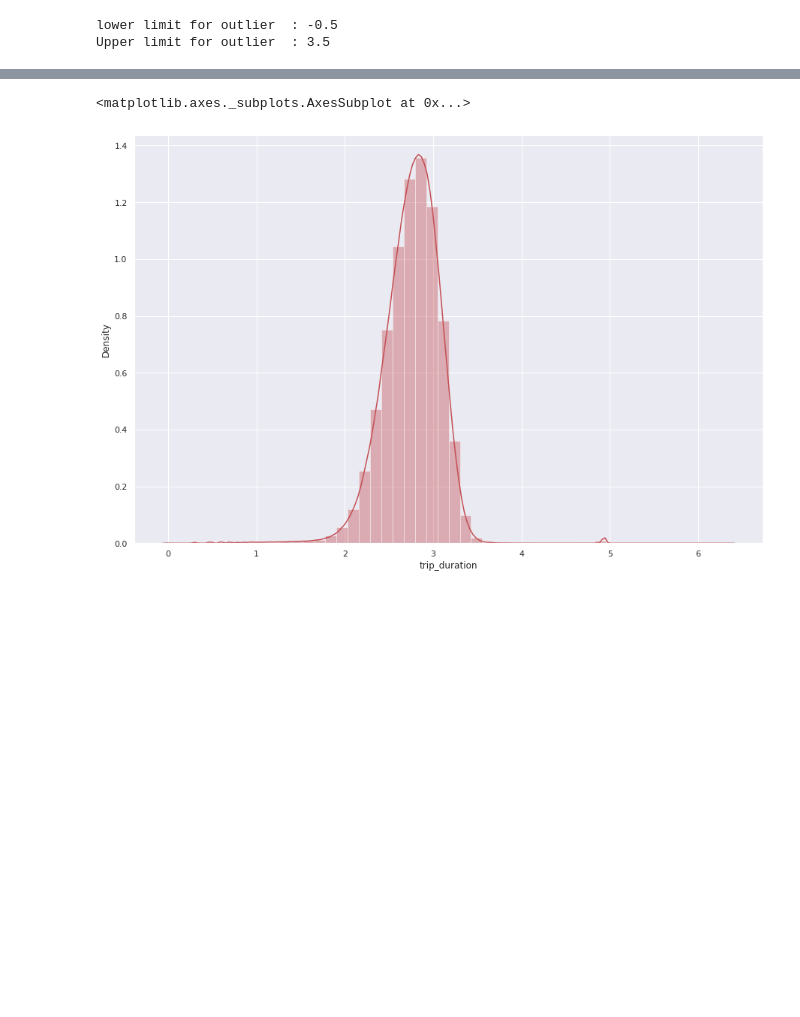
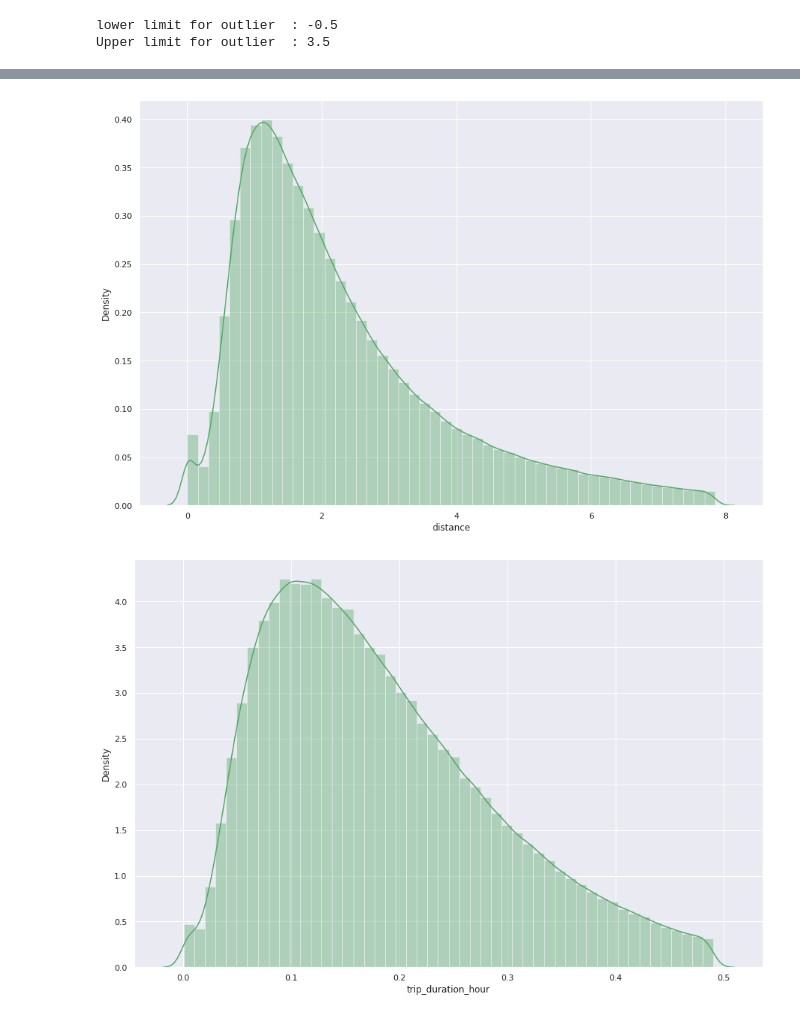
Before and after one commit to choudhurysibani120/NYC-Trip-Time-Prediction, a Jupyter notebook: sibani_choudhury_NYC_Taxi_Trip_Time_Prediction_Capstone_Project.ipynb, the cells around one changed output, grey strips where cells are left out. Cells and saved outputs as stored; diff of their text form; code cells hidden in the pictures; blank space fills up the shorter version.

```diff
--- a/sibani_choudhury_NYC_Taxi_Trip_Time_Prediction_Capstone_Project.ipynb
+++ b/sibani_choudhury_NYC_Taxi_Trip_Time_Prediction_Capstone_Project.ipynb
@@ -263,4 +285,0 @@ nyc
-# %%
-for i in data.index[:100]:
-  folium.CircleMarker(location=[data['pickup_latitude'][i],data['pickup_longitude'][i]],color='green').add_to(nyc)
-nyc
@@ -269,4 +285,0 @@ nyc
-# %%
-for i in data.index[:100]:
-  folium.CircleMarker(location=[data['dropoff_latitude'][i],data['dropoff_longitude'][i]],color='red').add_to(nyc)
-nyc
@@ -446,3 +438,7 @@ print("Upper limit for outlier  :",upper_limit_outlier_trip_duration)
 # %% [output]
 lower limit for outlier  : -464.0
 Upper limit for outlier  : 1768.0
+# %%
+
+data=data[data['trip_duration']>0]
+data=data[data['trip_duration']<upper_limit_outlier_trip_duration]
@@ -500,5 +501,4 @@ data["minute"] = data["pickup_datetime"].apply(lambda x: x.minute)
 # %%
-
-#data['trip_duration_hour']=data['trip_duration']/3600
+data['trip_duration_hour']=data['trip_duration']/3600
 data['log_distance']=np.log(data.distance)
-#data['log_trip_duration']=np.log(data.trip_duration_hour)
+data['log_trip_duration']=np.log(data.trip_duration_hour)
@@ -514,6 +528,8 @@ data.head()
 # %%
-plt.figure(figsize=(15,10))
-sns.distplot(np.log10(data['trip_duration']),color="R")
+sample=['distance','trip_duration_hour']
+for i in sample:
+  plt.figure(figsize=(15,10))
+  sns.distplot(data[i],color="g")
 # %% [output]
-<matplotlib.axes._subplots.AxesSubplot at 0x...>
-[figure, old version]
+[figure, new version]
+[figure, added]
```
Also changed, not shown: parts of 90 cells of this notebook.
